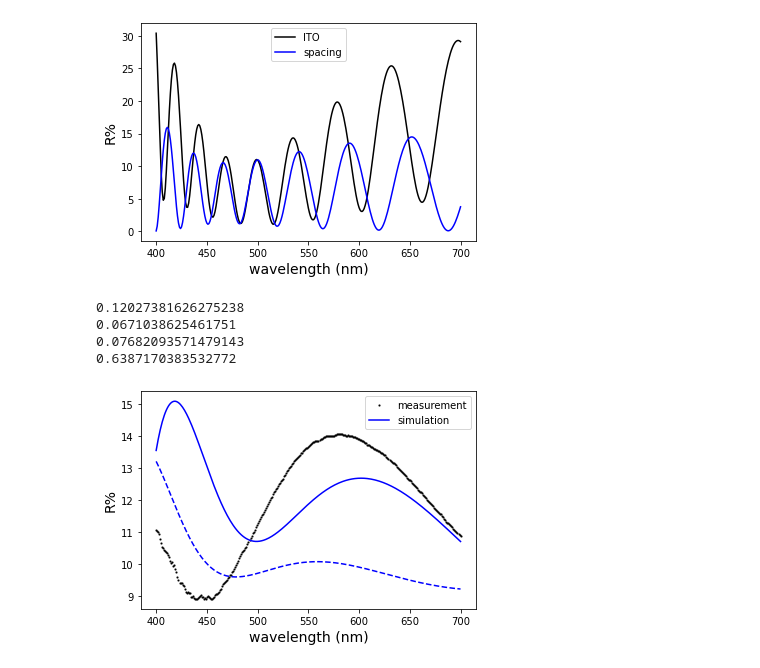
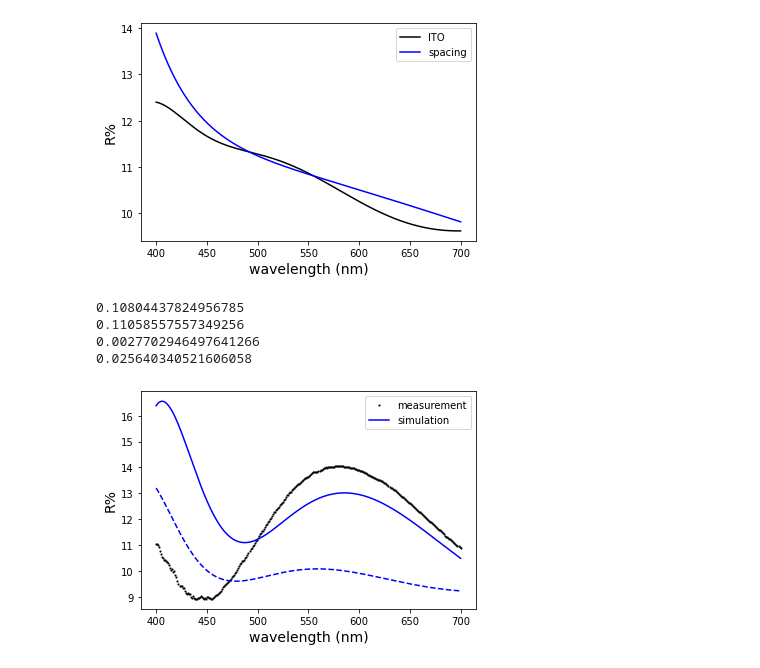
Before and after one commit to Yoway1994/ThinFilm, a Jupyter notebook: Nanya_ToS_optimization.ipynb, the cells around one changed output. Cells and saved outputs as stored; diff of their text form; code cells hidden in the pictures.

```diff
--- a/Nanya_ToS_optimization.ipynb
+++ b/Nanya_ToS_optimization.ipynb
@@ -53,6 +53,11 @@ SiO21n = SiO2_1['n'].values
 SiO21k = SiO2_1['k'].values
 SiO2_TEO = ml.Material(ws, SiO21n, SiO21k, ws)
 
+SiO2_2 = pd.read_csv('./spectrum/TEO/SiO2_wafer.csv')
+SiO22n = SiO2_2['n']
+SiO22k = SiO2_2['k']
+SiO22w = SiO2_2['nm']
+SiO2_wf = ml.Material(SiO22w, SiO22n, SiO22k, SiO22w)
 sub =  pd.read_csv('./spectrum/TEO/glass_air.csv')
 soda_n = sub['n'].values
 soda_k = sub['k'].values
@@ -67,7 +72,7 @@ air = ml.Non_Dispersion(1)
 
 ToS = lambda th: tm.Design(
     [air, ITOsingle, SiO2_TEO, NB2, SiO2_TEO, NB1, sodalime_TEO],
-    [None, 118, th[0], th[1], th[2], th[3], None]
+    [None, 110, th[0], th[1], th[2], th[3], None]
 ).reflectance(wl,5)
 
 ToS_tra = lambda th: tm.Design(
@@ -106,35 +117,34 @@ differential_evolution step 17: f(x)= 0.00138074
 # %%
 ##### m2 = [23.86971641,12.92614156]
 f2 = [26.99052172,11.4910691]
 m1 = [24.80405176,19.29911854,53.86121217,7.16488668]
 f1 = [22.60574197,20.60969685,51.10451728,7.33335654]
 ff = [24.3, 19.8, 50.8, 7.1]
 m0 = [24.3, 20.35, 57.48, 8.71]
 f0 = [23.4, 13.8, 56.6, 5.0]
 mm = [23.8, 13.8, 55.6, 3.6]
-m3 =
-tk = m3
+tk = mm
 #plt.plot(wl, abs(ToS(tk)-ToS_tra(tk)))
 plt.plot(wl, 100*ToS(tk), '-k', label = 'ITO')
 plt.plot(wl, 100*ToS_tra(tk), '-b', label = 'spacing')
 plt.xlabel('wavelength (nm)', fontsize = 14)
 plt.ylabel('R%', fontsize = 14)
 plt.legend(loc = 'best')
 #plt.savefig('Nanya_ToS.png')
 plt.show()
 deltaR = np.mean(abs(ToS(tk)-ToS_tra(tk)))
 RITO = np.mean(ToS(tk))
 print(RITO)
 print(np.mean(ToS_tra(tk)))
 print(deltaR)
 print(deltaR/RITO)
 #pd.DataFrame({'ITO':100*ToS(tk), 'tra':100*ToS_tra(tk)}).to_csv('ToS_design.csv')
 # %% [output]
-[figure, old version]
+[figure, new version]
-0.12027381626275238
-0.0671038625461751
-0.07682093571479143
-0.6387170383532772
+0.10804437824956785
+0.11058557557349256
+0.0027702946497641266
+0.025640340521606058
 # %%
 plt.plot(wl, L6, 'ks', markersize = 1, label = 'measurement')
 plt.plot(wl, 100*ToS(m0), '-b', label = 'simulation')
@@ -145,7 +155,7 @@ plt.legend(loc = 'best')
 #plt.savefig('Nanya_ToS_ITO.png')
 plt.show()
 # %% [output]
-[figure, old version]
+[figure, new version]
 # %%
 plt.plot(wl, L7, 'ks', markersize = 1, label = 'measurement')
 plt.plot(wl, 100*ToS_tra(tk), '-b', label = 'simulation')
```
Also changed, not shown: parts of 2 cells of this notebook, 30 other files.
